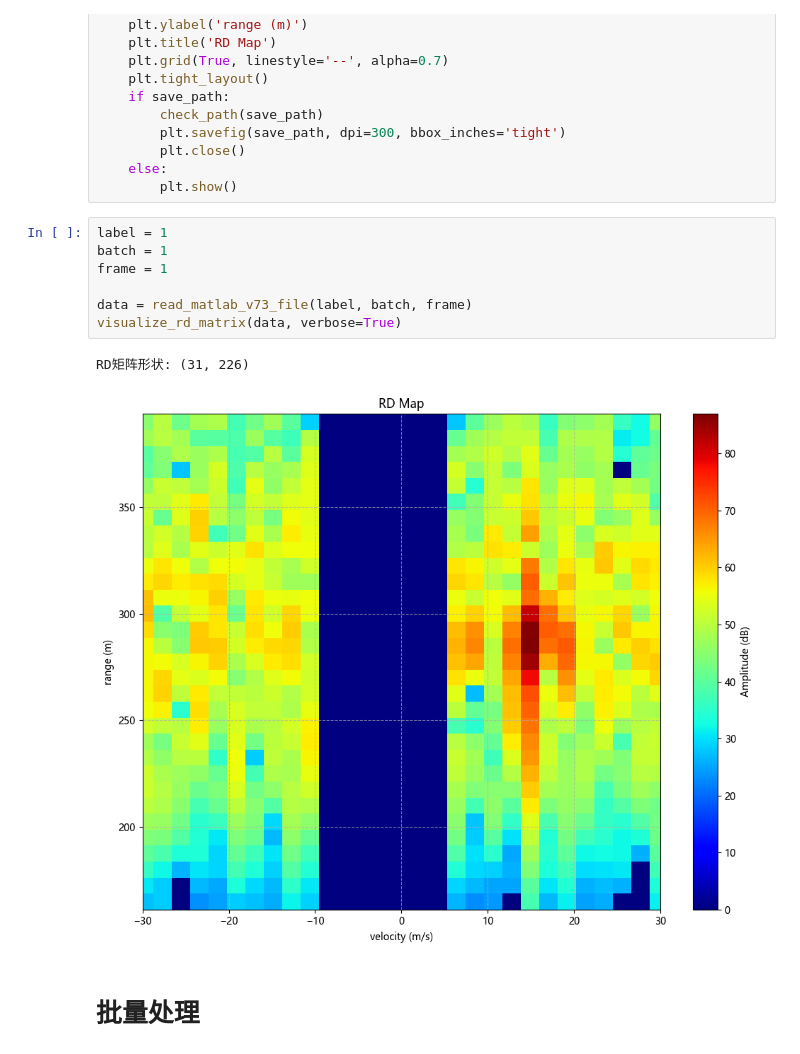
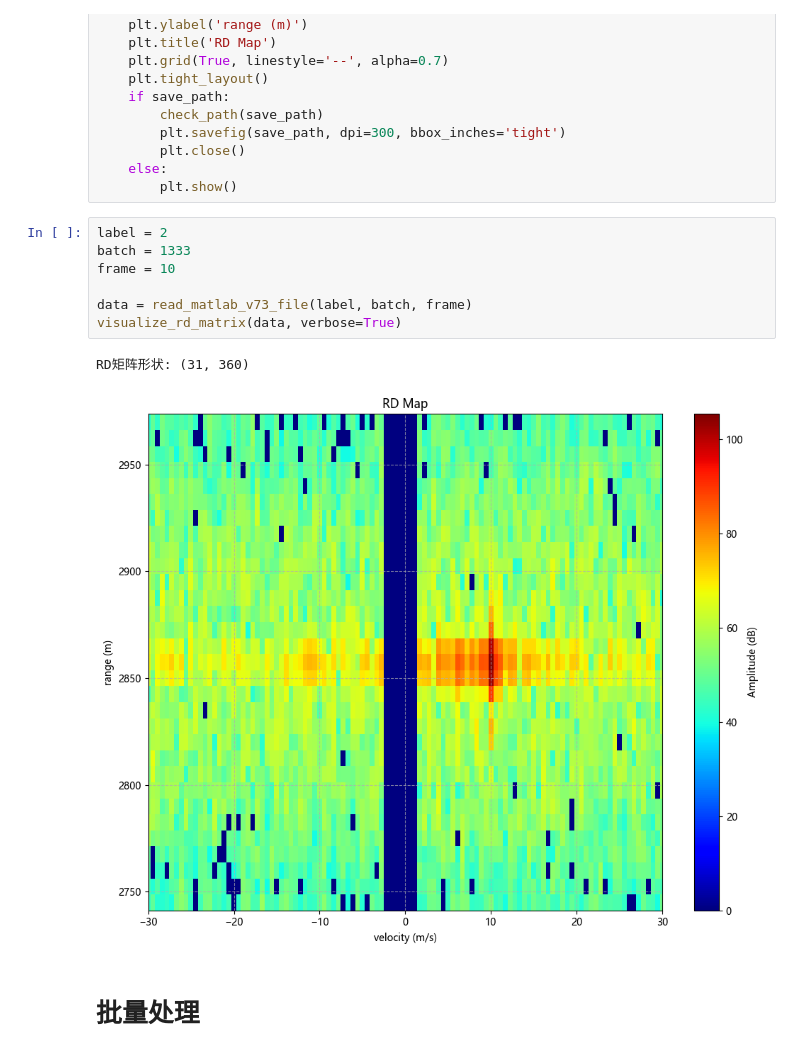
Before and after one commit to IgnorantCopy/ObjectTracking, a Jupyter notebook: data/preprocessing.ipynb, the cells around one changed output. Cells and saved outputs as stored; diff of their text form.

```diff
--- a/data/preprocessing.ipynb
+++ b/data/preprocessing.ipynb
@@ -89,15 +89,15 @@ def visualize_rd_matrix(data, save_path=None, eps=1e-6, verbose=False):
     else:
         plt.show()
 # %%
-label = 1
-batch = 1
-frame = 1
+label = 2
+batch = 1333
+frame = 10
 
 data = read_matlab_v73_file(label, batch, frame)
 visualize_rd_matrix(data, verbose=True)
 # %% [output]
-RD矩阵形状: (31, 226)
+RD矩阵形状: (31, 360)
-[figure, old version]
+[figure, new version]
 # %% [markdown]
 # 批量处理
 # %%
```
Also changed, not shown: parts of 2 cells of this notebook, 11 other files.
